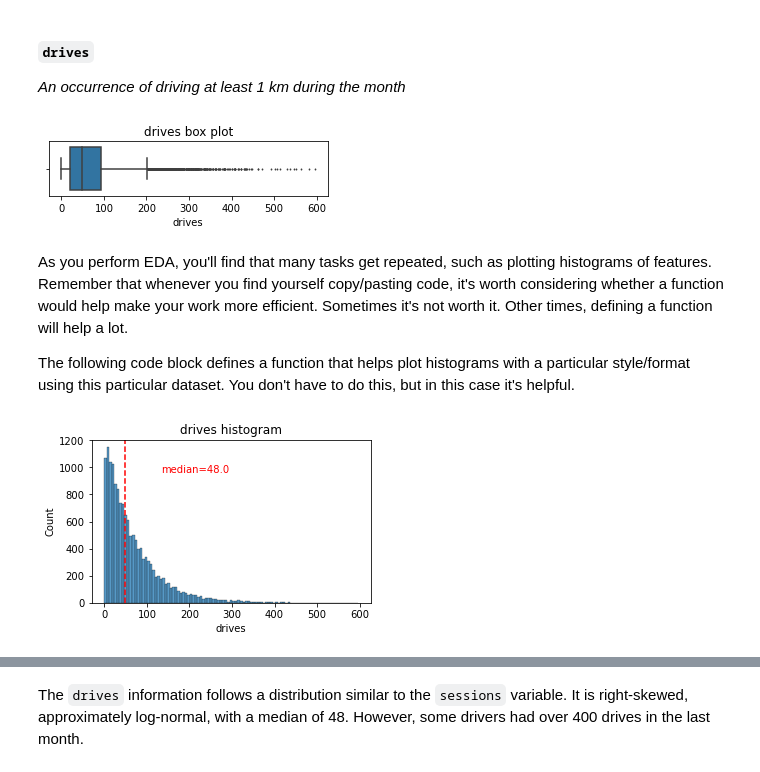
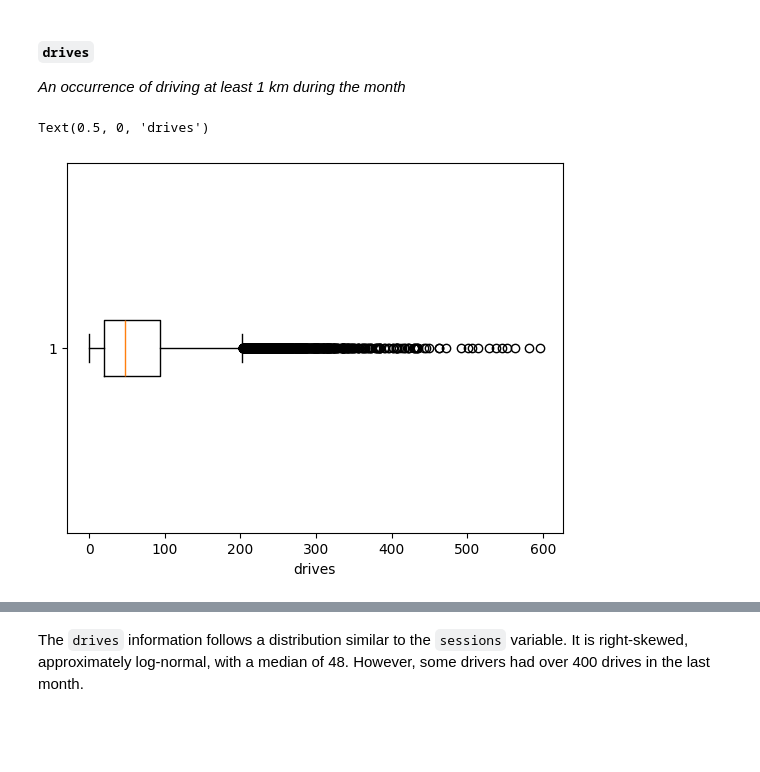
Before and after one commit to asuresh213/Data-Analytics-and-ML-with-torch, a Jupyter notebook: Google Adv Data Analytics - Capstone Project/Course 3 Waze project lab.ipynb, the cells around one changed output, grey strips where cells are left out. Cells and saved outputs as stored; diff of their text form; code cells hidden in the pictures; blank space fills up the shorter version.

```diff
--- a/Google Adv Data Analytics - Capstone Project/Course 3 Waze project lab.ipynb
+++ b/Google Adv Data Analytics - Capstone Project/Course 3 Waze project lab.ipynb
@@ -168,12 +213,8 @@ The `sessions` variable is a right-skewed distribution with half of the observat
 _An occurrence of driving at least 1 km during the month_
 # %%
 # Box plot
-plt.figure(figsize=(5,1))
-sns.boxplot(x=df['drives'], fliersize=1)
-plt.title('drives box plot');
+plt.boxplot(x = df["drives"], vert=False)
+plt.xlabel("drives")
 # %% [output]
+Text(0.5, 0, 'drives')
-[figure, old version]
+[figure, new version]
-# %% [markdown]
-As you perform EDA, you'll find that many tasks get repeated, such as plotting histograms of features. Remember that whenever you find yourself copy/pasting code, it's worth considering whether a function would help make your work more efficient. Sometimes it's not worth it. Other times, defining a function will help a lot.
-
-The following code block defines a function that helps plot histograms with a particular style/format using this particular dataset. You don't have to do this, but in this case it's helpful.
@@ -195,5 +220,0 @@ def histogrammer(column_str, median_text=True, **kwargs):    # **kwargs = any ke
-# %%
-# Histogram
-histogrammer('drives')
-# %% [output]
-[figure, removed]
```
Also changed, not shown: parts of 48 cells of this notebook, 4 other files.
